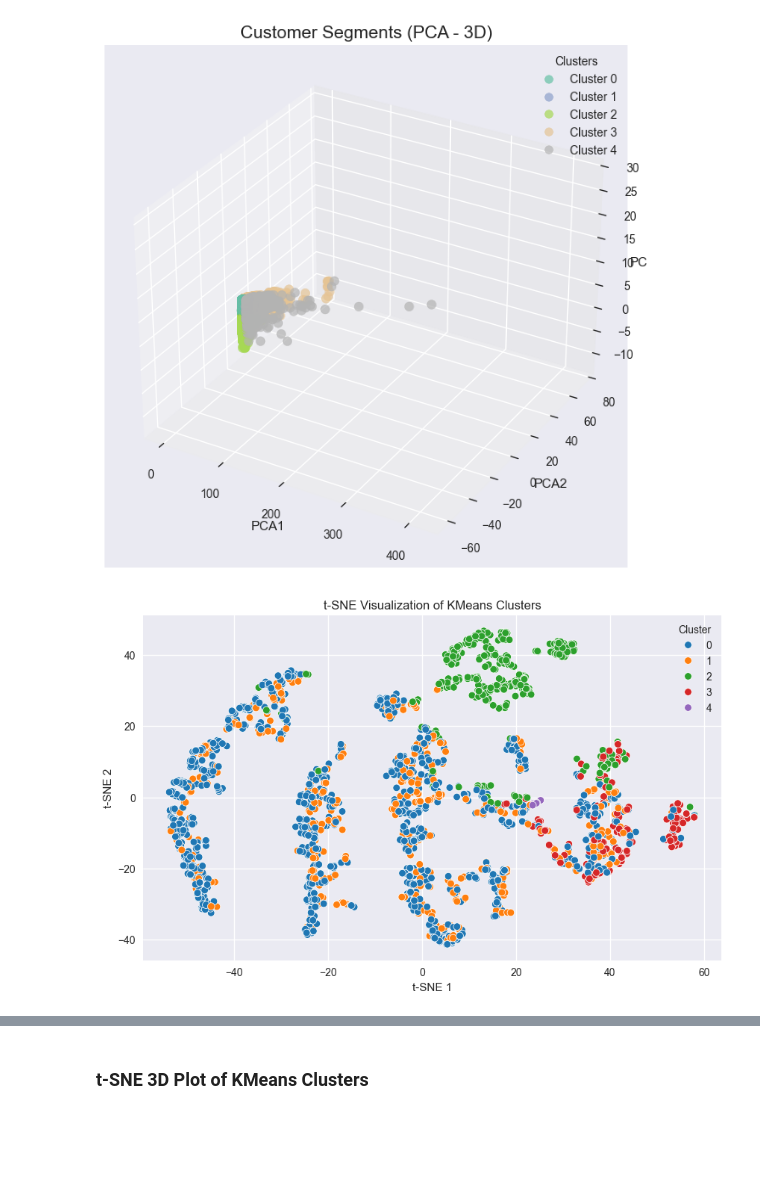
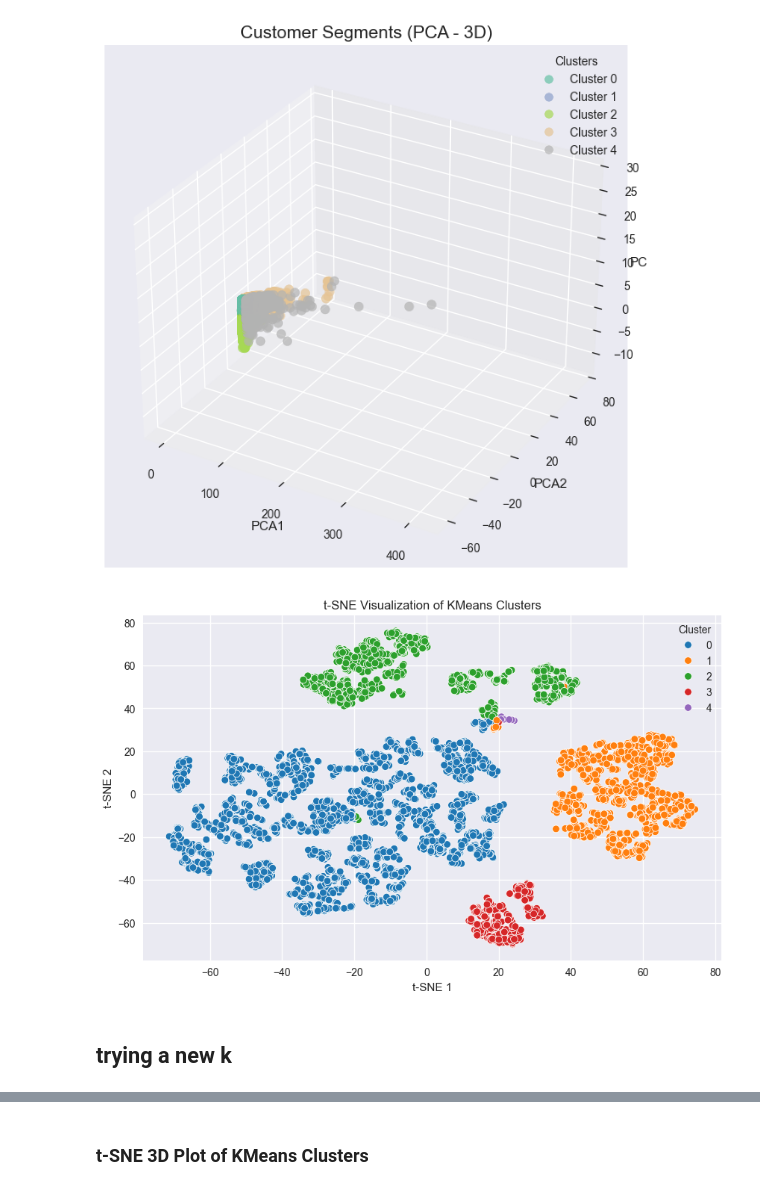
Before and after one commit to mohamedAlaa26/Bank_Customer_Transactions, a Jupyter notebook: Bank_transactions_proj.ipynb, the cells around one changed output, grey strips where cells are left out. Cells and saved outputs as stored; diff of their text form; code cells hidden in the pictures; blank space fills up the shorter version.

Commit message:
changing the k for the k means clustering

```diff
--- a/Bank_transactions_proj.ipynb
+++ b/Bank_transactions_proj.ipynb
@@ -589,7 +554,7 @@ import seaborn as sns
 from sklearn.decomposition import PCA
 
 # PCA for visualization
-pca = PCA(n_components=3)
+pca = PCA(n_components=0.90)
 pca_result = pca.fit_transform(X_scaled)
 customer_df['PCA1'] = pca_result[:, 0]
 customer_df['PCA2'] = pca_result[:, 1]
@@ -635,24 +600,26 @@ plt.show()
 # %%
 from sklearn.manifold import TSNE
 from sklearn.cluster import KMeans
 import matplotlib.pyplot as plt
 import seaborn as sns
 
 
-X_sampled = pca_result[:2000]
-cluster_sampled = customer_df['Cluster'][:2000]
+X_sampled = pca_result[:5000]
+cluster_sampled = customer_df['Cluster'][:5000]
 # t-SNE for 2D visualization
 tsne = TSNE(n_components=2, perplexity=30, random_state=42)
 X_tsne = tsne.fit_transform(X_sampled)
 
 # Plot t-SNE results colored by KMeans clusters
 plt.figure(figsize=(10, 6))
 sns.scatterplot(x=X_tsne[:, 0], y=X_tsne[:, 1], hue=cluster_sampled, palette='tab10')
 plt.title('t-SNE Visualization of KMeans Clusters')
 plt.xlabel('t-SNE 1')
 plt.ylabel('t-SNE 2')
 plt.legend(title='Cluster')
 plt.grid(True)
 plt.show()
 # %% [output]
-[figure, old version]
+[figure, new version]
+# %% [markdown]
+## trying a new k
```
Also changed, not shown: parts of 14 cells of this notebook.
